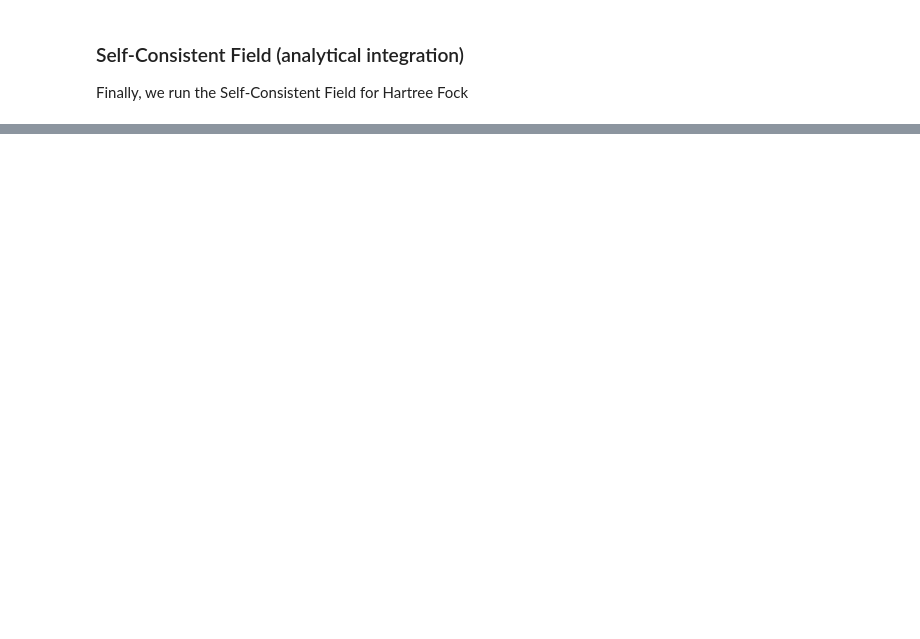
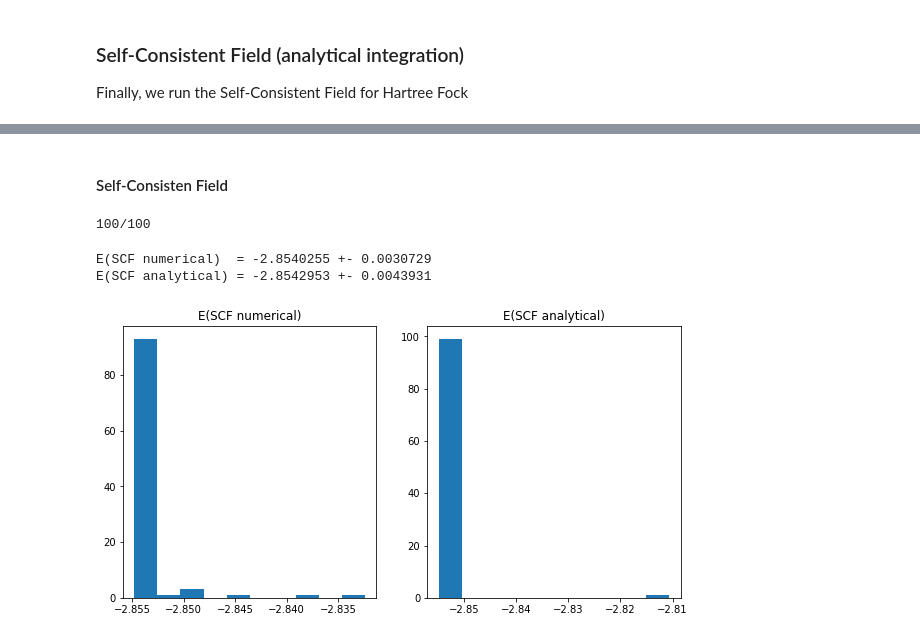
Before and after one commit to BedialaunetaDani/hartree_fock_2D_quantum_dots, a Jupyter notebook: HF_helium_atom.ipynb, the cells around one changed output, grey strips where cells are left out. Drawn from its saved outputs; the diff is of its cells as text; code cells hidden in the pictures; blank space fills up the shorter version.

```diff
--- a/HF_helium_atom.ipynb
+++ b/HF_helium_atom.ipynb
@@ -209,0 +279,32 @@ SCF CONVERGED! E = -2.8551604054
+# %% [markdown]
+#### Self-Consisten Field
+# %%
+N = 100 # repetitions of the SCF field
+total_energies_num = []
+total_energies_ana = []
+
+for i in range(N):
+    print("\r{}/{}".format(i+1, N), end="")
+    E_num = lib.SCF(N_electrons, integrals_num, S, max_iter_SCF, eps_SCF, print_E=False)
+    total_energies_num += [E_num]
+    E_ana = lib.SCF(N_electrons, integrals_num, S, max_iter_SCF, eps_SCF, print_E=False)
+    total_energies_ana += [E_ana]
+# %% [output]
+100/100
+# %%
+print("E(SCF numerical)  = {:0.7f} +- {:0.7f}".format(np.average(total_energies_num), np.std(total_energies_num)))
+print("E(SCF analytical) = {:0.7f} +- {:0.7f}".format(np.average(total_energies_ana), np.std(total_energies_ana)))
+# %% [output]
+E(SCF numerical)  = -2.8540255 +- 0.0030729
+E(SCF analytical) = -2.8542953 +- 0.0043931
+# %%
+fig = plt.figure(figsize=[10,5])
+ax1 = fig.add_subplot(121)
+ax1.hist(total_energies_num)
+ax1.set_title("E(SCF numerical)")
+ax2 = fig.add_subplot(122)
+ax2.hist(total_energies_ana)
+ax2.set_title("E(SCF analytical)")
+plt.show()
+# %% [output]
+[figure, added]
```
Also changed, not shown: parts of 10 cells of this notebook, 1 other file.
